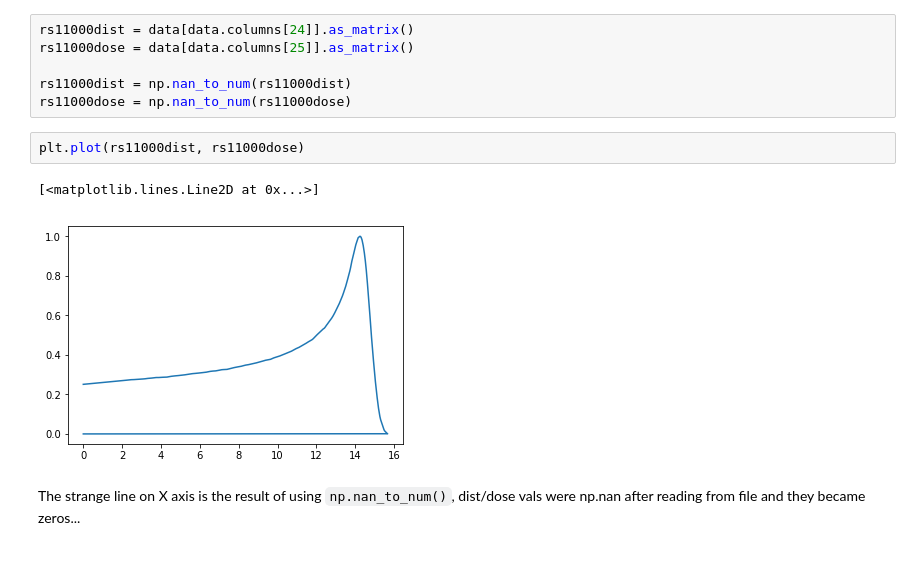
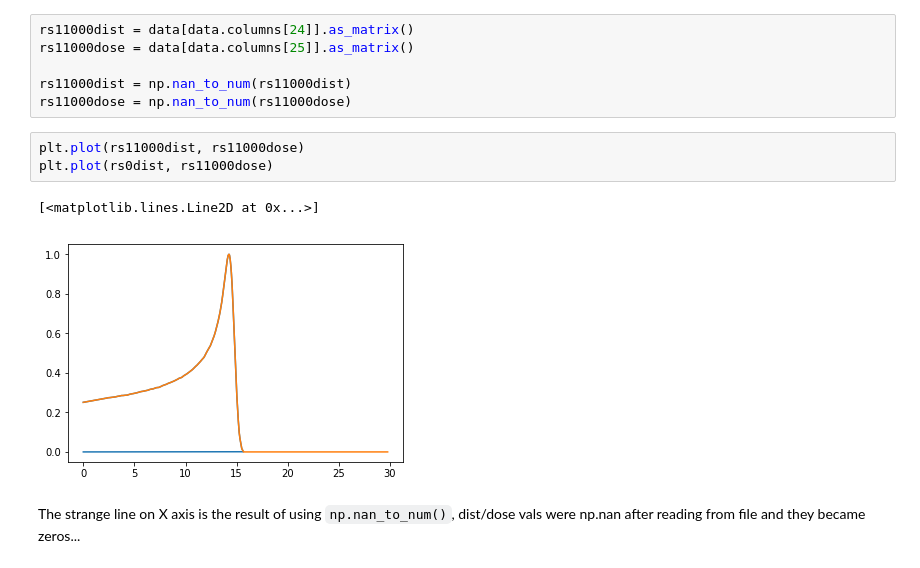
Before and after one commit to DataMedSci/ProtonBeamsComposer, a Jupyter notebook: curve_fit_BP.ipynb, the cells around one changed output. Saved outputs shown, nothing was run; the diff lists cells and outputs as text.

```diff
--- a/curve_fit_BP.ipynb
+++ b/curve_fit_BP.ipynb
@@ -131,9 +121,10 @@ rs11000dist = np.nan_to_num(rs11000dist)
 rs11000dose = np.nan_to_num(rs11000dose)
 # %%
 plt.plot(rs11000dist, rs11000dose)
+plt.plot(rs0dist, rs11000dose)
 # %% [output]
 [<matplotlib.lines.Line2D at 0x...>]
-[figure, old version]
+[figure, new version]
 # %% [markdown]
 The strange line on X axis is the result of using `np.nan_to_num()`, dist/dose vals were np.nan after reading from file and they became zeros...
 # %%
```
Also changed, not shown: parts of 15 cells of this notebook.
